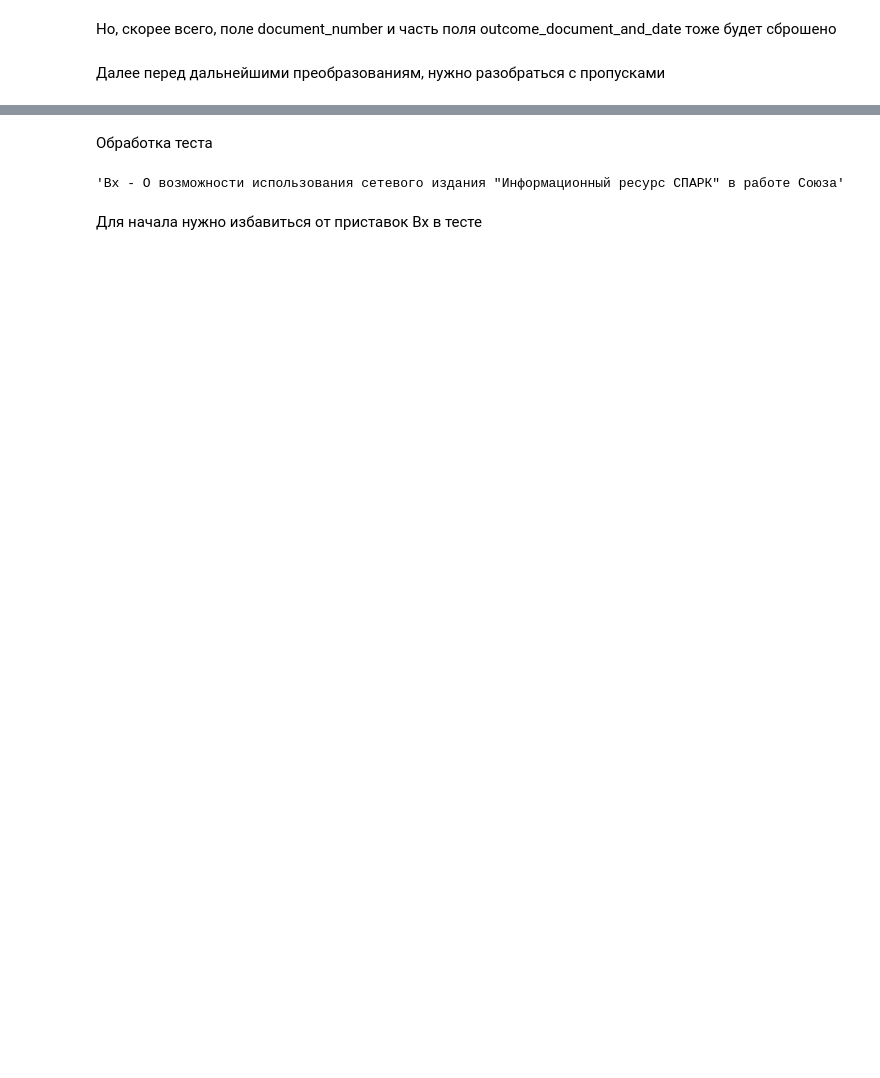
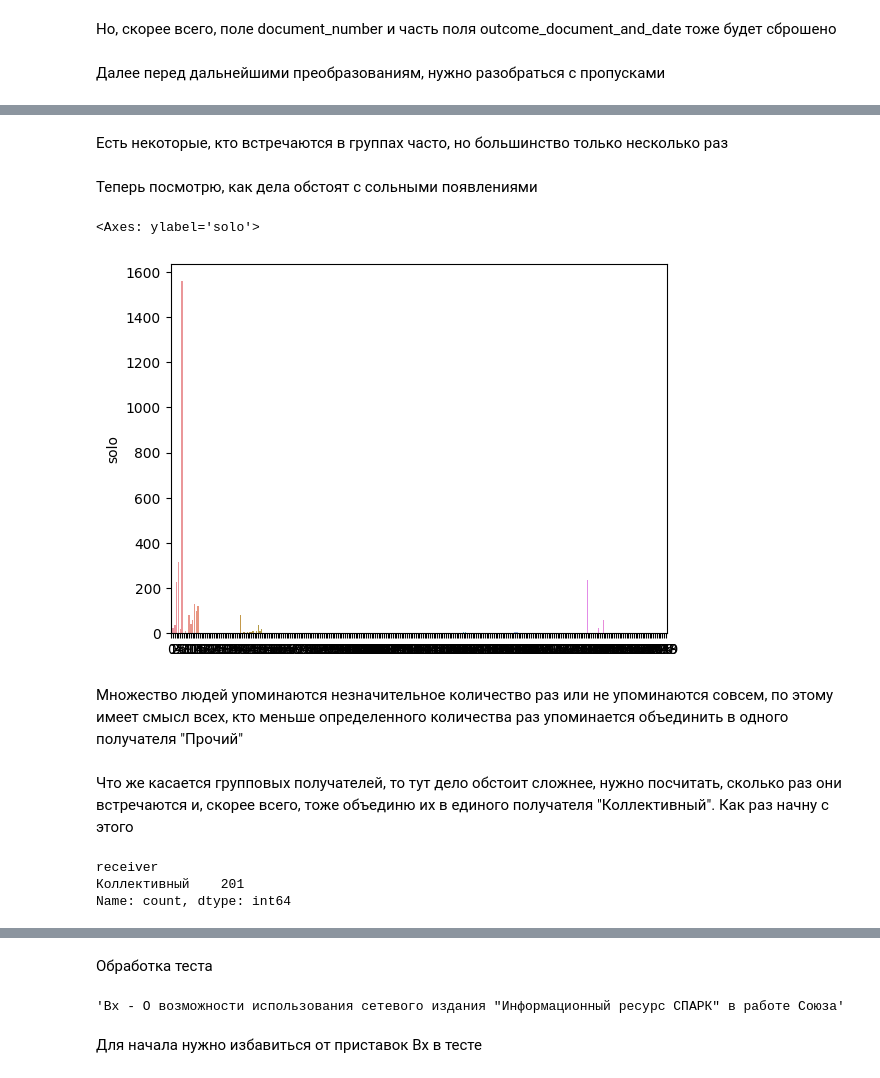
Before and after one commit to Bricks666/big-data, a Jupyter notebook: src/wsr/notebook.ipynb, the cells around one changed output, grey strips where cells are left out. Cells and saved outputs as stored; diff of their text form; code cells hidden in the pictures; blank space fills up the shorter version.

```diff
--- a/src/wsr/notebook.ipynb
+++ b/src/wsr/notebook.ipynb
@@ -556,0 +197,13 @@ Name: count, Length: 161, dtype: int64
+# %% [markdown]
+Есть некоторые, кто встречаются в группах часто, но большинство только несколько раз
+# %% [markdown]
+Теперь посмотрю, как дела обстоят с сольными появлениями
+# %%
+sb.barplot(x=list(range(len(receivers_df.index))), y=receivers_df.solo)
+# %% [output]
+<Axes: ylabel='solo'>
+[figure, added]
+# %% [markdown]
+Множество людей упоминаются незначительное количество раз или не упоминаются совсем, по этому имеет смысл всех, кто меньше определенного количества раз упоминается объединить в одного получателя "Прочий"
+# %% [markdown]
+Что же касается групповых получателей, то тут дело обстоит сложнее, нужно посчитать, сколько раз они встречаются и, скорее всего, тоже объединю их в единого получателя "Коллективный". Как раз начну с этого
@@ -556,0 +221,6 @@ Name: count, Length: 161, dtype: int64
+# %%
+df.receiver[df.receiver == GROUP_RECEIVER].value_counts()
+# %% [output]
+receiver
+Коллективный    201
+Name: count, dtype: int64
```
Also changed, not shown: parts of 192 cells of this notebook, 2 other files.
